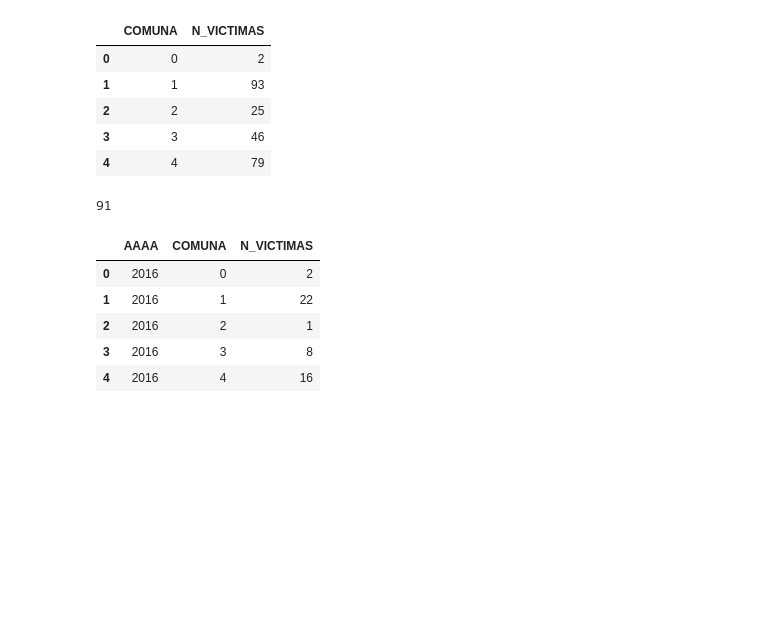
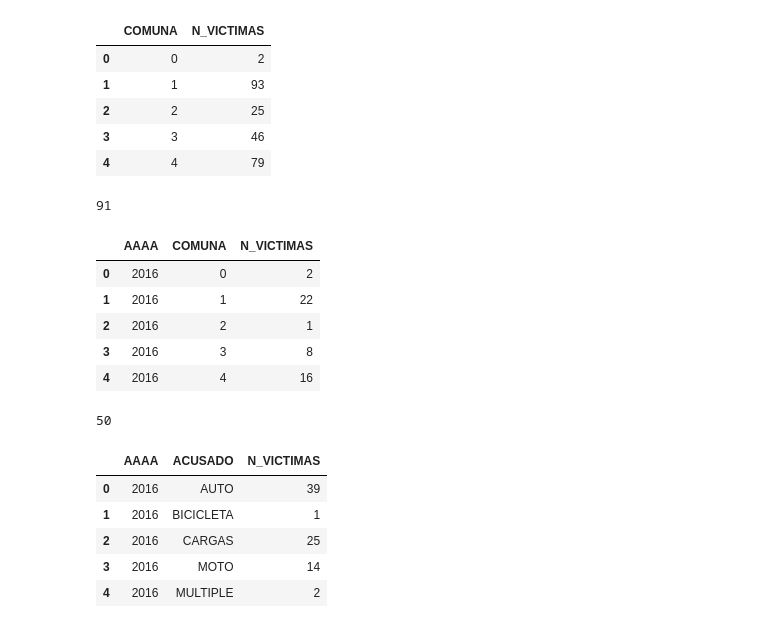
Before and after one commit to rfpcast/DA_BA_Project2, a Jupyter notebook: ETL_Parte_2.ipynb, the cells around one changed output. Saved outputs shown, nothing was run; the diff lists cells and outputs as text; code cells hidden in the pictures; blank space fills up the shorter version.

```diff
--- a/ETL_Parte_2.ipynb
+++ b/ETL_Parte_2.ipynb
@@ -609,3 +609,18 @@ df_1_ETL2_10_v1.head(5)
 | 2 | 2016 | 2 | 1 |
 | 3 | 2016 | 3 | 8 |
 | 4 | 2016 | 4 | 16 |
+# %%
+df_1_ETL2_11_v1 = df_1_ETL2.copy()
+# %%
+df_1_ETL2_11_v1 = df_1_ETL2_11_v1.groupby(['AAAA', 'ACUSADO'])['N_VICTIMAS'].sum().reset_index()
+# %%
+print(len(df_1_ETL2_11_v1))
+df_1_ETL2_11_v1.head(5)
+# %% [output]
+50
+|  | AAAA | ACUSADO | N_VICTIMAS |
+| 0 | 2016 | AUTO | 39 |
+| 1 | 2016 | BICICLETA | 1 |
+| 2 | 2016 | CARGAS | 25 |
+| 3 | 2016 | MOTO | 14 |
+| 4 | 2016 | MULTIPLE | 2 |
```
Also changed, not shown: parts of 11 cells of this notebook, 1 other file.
